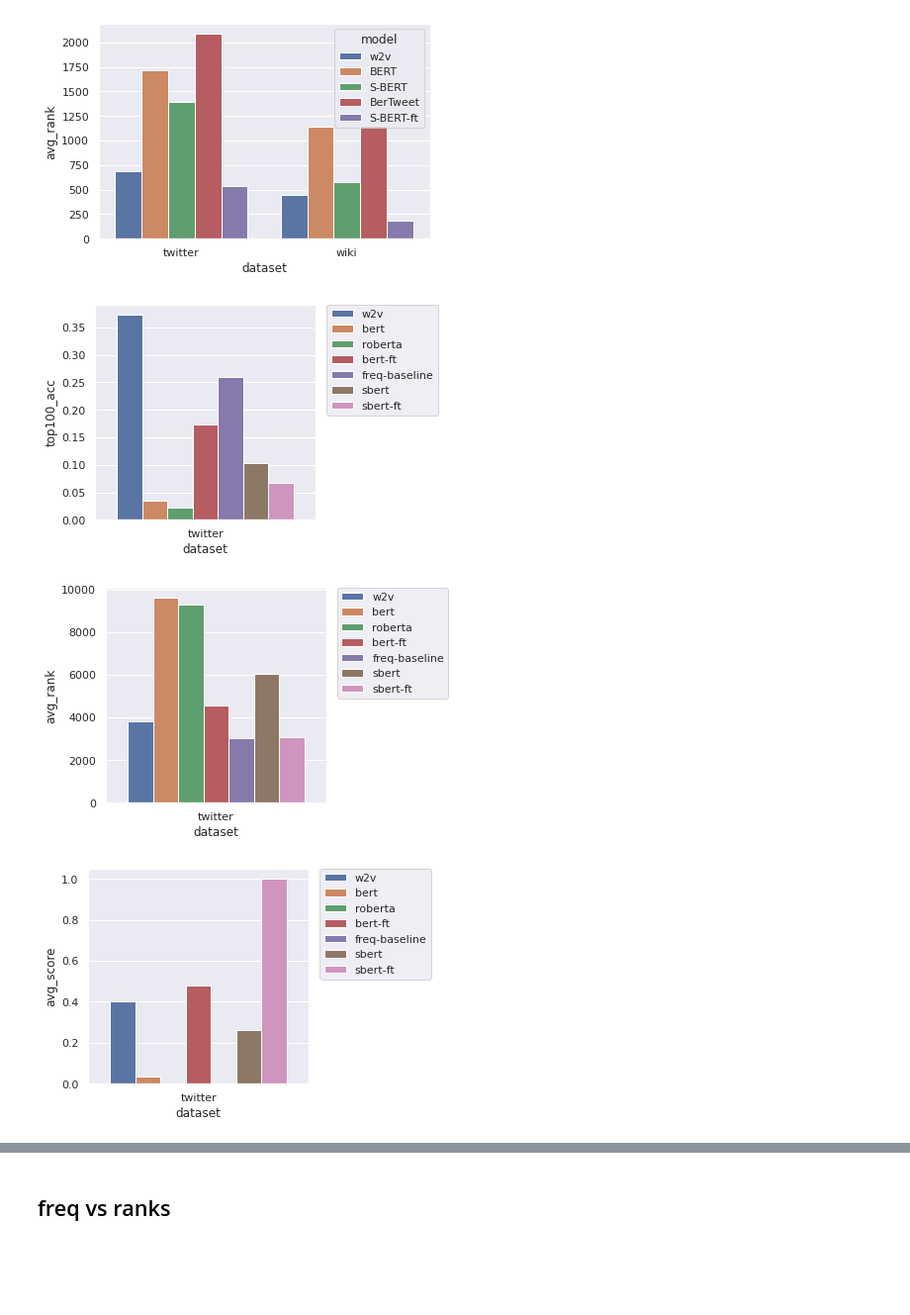
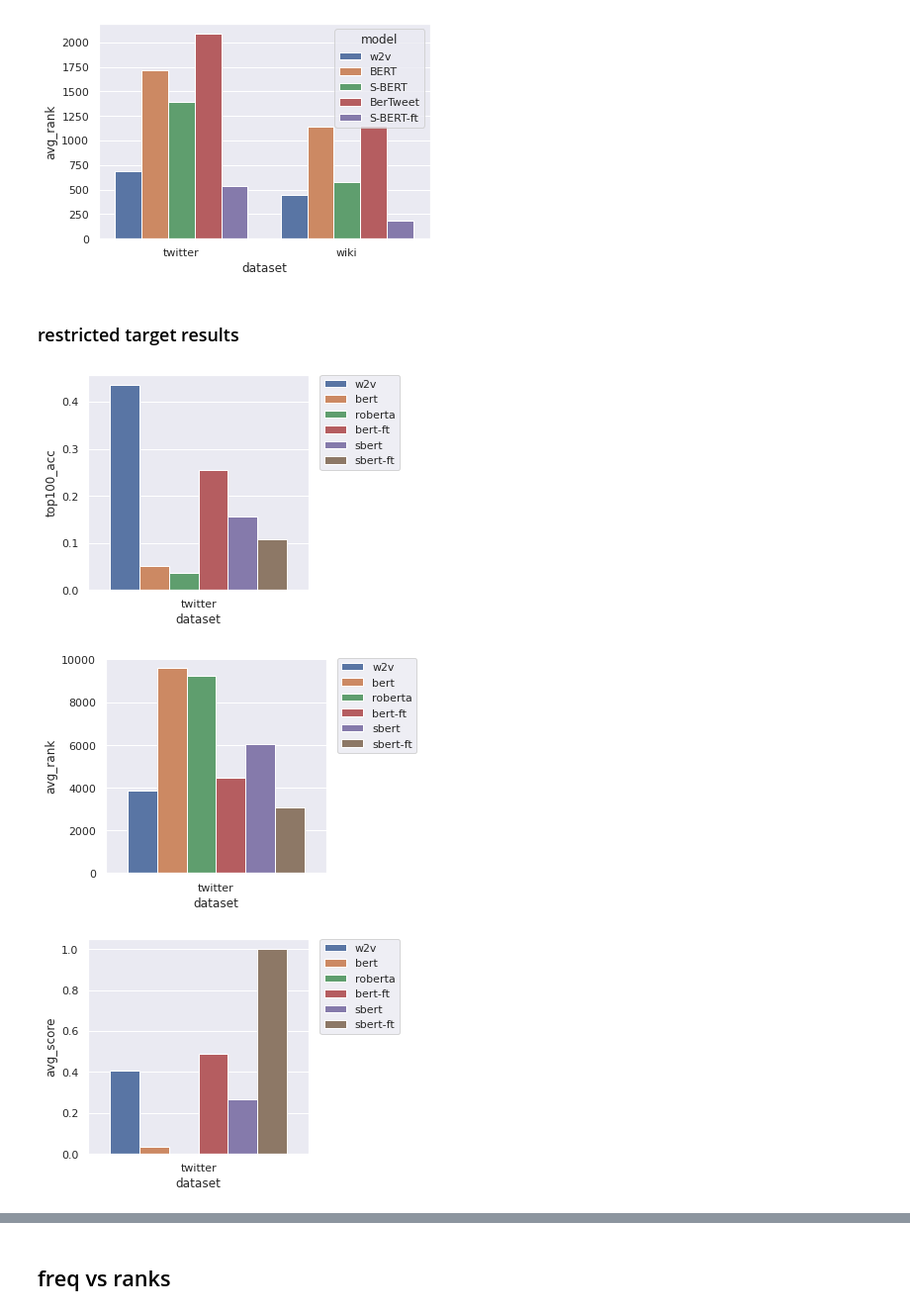
Before and after one commit to navidmdn/identity_embedding, a Jupyter notebook: pi2v.ipynb, the cells around one changed output, grey strips where cells are left out. Shown at 99% size. Drawn from its saved outputs; the diff is of its cells as text; code cells hidden in the pictures; blank space fills up the shorter version.

Commit message:
survey comparison in projection models

```diff
--- a/pi2v.ipynb
+++ b/pi2v.ipynb
@@ -1668,7 +1763,7 @@ total PIs: 15290
 #### target restricted dataset
 # %%
 fixed_target_twitter_clm_ds = [(x[1], x[2]) for x in test_ds_twitter_target_restricted]
-# fixed_target_wiki_clm_ds = [(x[1], x[2]) for x in test_ds_wiki_target_restricted]
+fixed_target_wiki_clm_ds = [(x[1], x[2]) for x in test_ds_wiki_target_restricted]
 # %% [markdown]
 ### load different models
 # %% [markdown]
@@ -2806,22 +3022,6 @@ twitter_sbert_avg_rank, twitter_sbert_top100acc, twitter_sbert_avg_score, twitte
     default_encoder=True,
     return_ranks=True,
 )
-
-# wiki_sbertft_avg_rank, wiki_sbertft_top100acc, wiki_sbertft_avg_score =  calculate_clm_based_metrics(
-#     clm_model=wiki_ft_sbert,
-#     tokenizer=None,
-#     dataset=fixed_target_wiki_clm_ds,
-#     pi_dict=wiki_target_restricted_pis,
-#     default_encoder=True
-# )
-
-# wiki_sbert_avg_rank, wiki_sbert_top100acc, wiki_sbert_avg_score =  calculate_clm_based_metrics(
-#     clm_model=sbert_model,
-#     tokenizer=None,
-#     dataset=fixed_target_wiki_clm_ds,
-#     pi_dict=wiki_target_restricted_pis,
-#     default_encoder=True
-# )
 
 # bert and roberta
 
@@ -2846,7 +3046,7 @@ twitter_roberta_avg_rank, twitter_roberta_top100acc, twitter_roberta_avg_score,
 )
 
 twitter_bertft_avg_rank, twitter_bertft_top100acc, twitter_bertft_avg_score, twitter_bertft_ranks =  calculate_clm_based_metrics(
-    clm_model=bert_ft_model,
+    clm_model=bert_ft_twitter_model,
     tokenizer=bert_ft_tokenizer,
     dataset=fixed_target_twitter_clm_ds,
     pi_dict=twitter_target_restricted_pis,
@@ -2854,22 +3054,6 @@ twitter_bertft_avg_rank, twitter_bertft_top100acc, twitter_bertft_avg_score, twi
     return_ranks=True,
     average_k_layers=1
 )
-
-# wiki_bert_avg_rank, wiki_bert_top100acc, wiki_bert_avg_score = calculate_clm_based_metrics(
-#     clm_model=bert_model,
-#     tokenizer=bert_tokenizer,
-#     dataset=fixed_target_wiki_clm_ds,
-#     pi_dict=wiki_target_restricted_pis,
-#     default_encoder=False
-# )
-
-# wiki_roberta_avg_rank, wiki_roberta_top100acc, wiki_roberta_avg_score =  calculate_clm_based_metrics(
-#     clm_model=roberta_model,
-#     tokenizer=roberta_tokenizer,
-#     dataset=fixed_target_wiki_clm_ds,
-#     pi_dict=wiki_target_restricted_pis,
-#     default_encoder=False
-# )
 # %% [output]
 calculating embeddings...
 calculating ranks...
@@ -3473,6 +3835,8 @@ plt.show()
 # %% [output]
 [figure]
 [figure]
+# %% [markdown]
+### restricted target results
 # %%
 import seaborn as sns
 
@@ -3487,12 +3851,10 @@ df = pd.DataFrame({
         'bert',
         'roberta',
         'bert-ft',
-        'freq-baseline',
         'sbert',
         'sbert-ft'
     ],
     'dataset': [
-        'twitter',
         'twitter',
         'twitter',
         'twitter',
@@ -3505,7 +3867,6 @@ df = pd.DataFrame({
         twitter_bert_avg_rank,
         twitter_roberta_avg_rank,
         twitter_bertft_avg_rank,
-        twitter_freq_based_avg_rank,
         twitter_sbert_avg_rank,
         twitter_sbertft_avg_rank,
     ],
@@ -3514,40 +3875,38 @@ df = pd.DataFrame({
         twitter_bert_avg_score,
         twitter_roberta_avg_score,
         twitter_bertft_avg_score,
-        None,
         twitter_sbert_avg_score,
         twitter_sbertft_avg_score,
     ],
     'top100_acc': [
         twitter_w2v_negsample_top100acc,
         twitter_bert_top100acc,
         twitter_roberta_top100acc,
         twitter_bertft_top100acc,
-        twitter_freq_based_top100acc,
         twitter_sbert_top100acc,
         twitter_sbertft_top100acc,
     ],
 })
 
-df.to_csv('twitter_only_exp1.csv', header=True, index=False)
+df.to_csv('twitter_final_results.csv', header=True, index=False)
 
 plt.figure(figsize=(4,4))
 sns.barplot(data=df, x='dataset', y='top100_acc', hue='model')
 plt.legend(bbox_to_anchor=(1.05, 1), loc='upper left', borderaxespad=0)
 plt.show()
 
 plt.figure(figsize=(4,4))
 sns.barplot(data=df, x='dataset', y='avg_rank', hue='model')
 plt.legend(bbox_to_anchor=(1.05, 1), loc='upper left', borderaxespad=0)
 plt.show()
 
 
 df['avg_score'] = (df['avg_score'] - min(df['avg_score'])) / (max(df['avg_score']) - min(df['avg_score']))
 plt.figure(figsize=(4,4))
 sns.barplot(data=df, x='dataset', y='avg_score', hue='model')
 plt.legend(bbox_to_anchor=(1.05, 1), loc='upper left', borderaxespad=0)
 plt.show()
 # %% [output]
-[figure, old version]
+[figure, new version]
-[figure, old version]
+[figure, new version]
-[figure, old version]
+[figure, new version]
```
Also changed, not shown: parts of 63 cells of this notebook.
